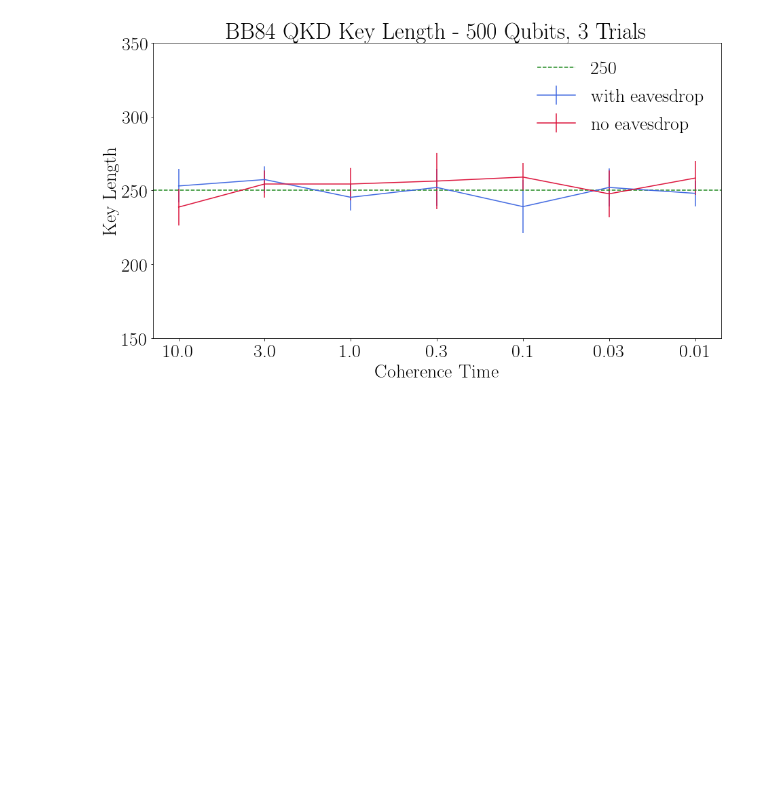
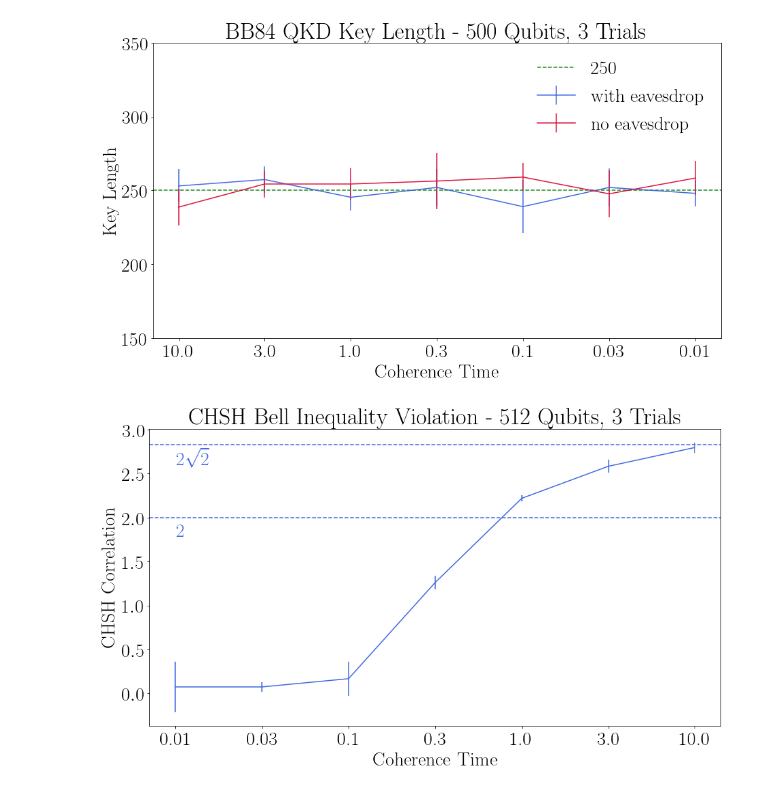
Before and after one commit to NeilMcB/QRNG, a Jupyter notebook: simple_examples/BB84_QKD/plot_statistics.ipynb, the cells around one changed output. Drawn from its saved outputs; the diff is of its cells as text; code cells hidden in the pictures; blank space fills up the shorter version.

Commit message:
Fix Bell experiment implementation

```diff
--- a/simple_examples/BB84_QKD/plot_statistics.ipynb
+++ b/simple_examples/BB84_QKD/plot_statistics.ipynb
@@ -108,3 +108,33 @@ ax.set_ylim([150,350])
 fig.savefig('bb84_qkd_500x3_key_len.pdf', bbox_to_inches='tight')
 # %% [output]
 [figure]
+# %%
+x = np.array([0.01,0.03,0.1,0.3,1,3,10])
+y = np.array([[-0.296875,0.109375,0.40625],
+              [0.078125,0.140625,0.0],
+              [0.390625,0.1875,-0.078125],
+              [1.15625,1.34375,1.28125],
+              [2.25,2.234375,2.171875],
+              [2.515625,2.546875,2.6875],
+              [2.71875,2.8125,2.859375]])
+# %%
+y_mean = y.mean(axis=1)
+y_std  = y.std(axis=1)
+# %%
+fig, ax = plt.subplots(1,1, figsize=(15,8))
+# plot
+ax.errorbar(range(7), pd.Series(y_mean), yerr=pd.Series(y_std), color='royalblue')
+ax.axhline(2*np.sqrt(2), linestyle='--', color='royalblue')
+ax.axhline(2, linestyle='--', color='royalblue')
+# format
+ax.set_xlabel(r'Coherence Time')
+ax.set_ylabel(r'CHSH Correlation')
+ax.set_title(r'CHSH Bell Inequality Violation - 512 Qubits, 3 Trials')
+ax.text(0.01, 2.6, r'$2\sqrt{2}$', color='royalblue')
+ax.text(0.01, 1.78, r'$2$', color='royalblue')
+# save and display
+ax.set_xticks(range(7))
+ax.set_xticklabels([str(i) for i in x])
+fig.savefig('chsh_results.pdf', bbox_to_inches='tight')
+# %% [output]
+[figure, added]
```
Also changed, not shown: parts of 4 cells of this notebook, 10 other files.
